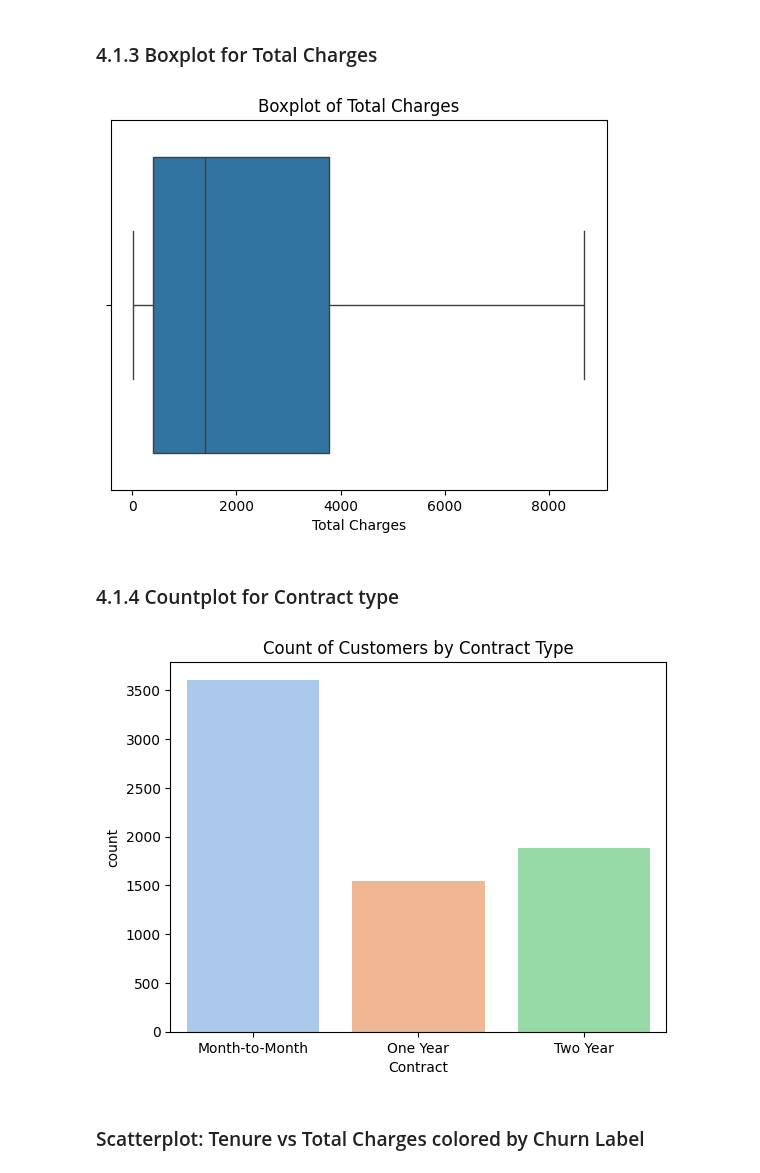
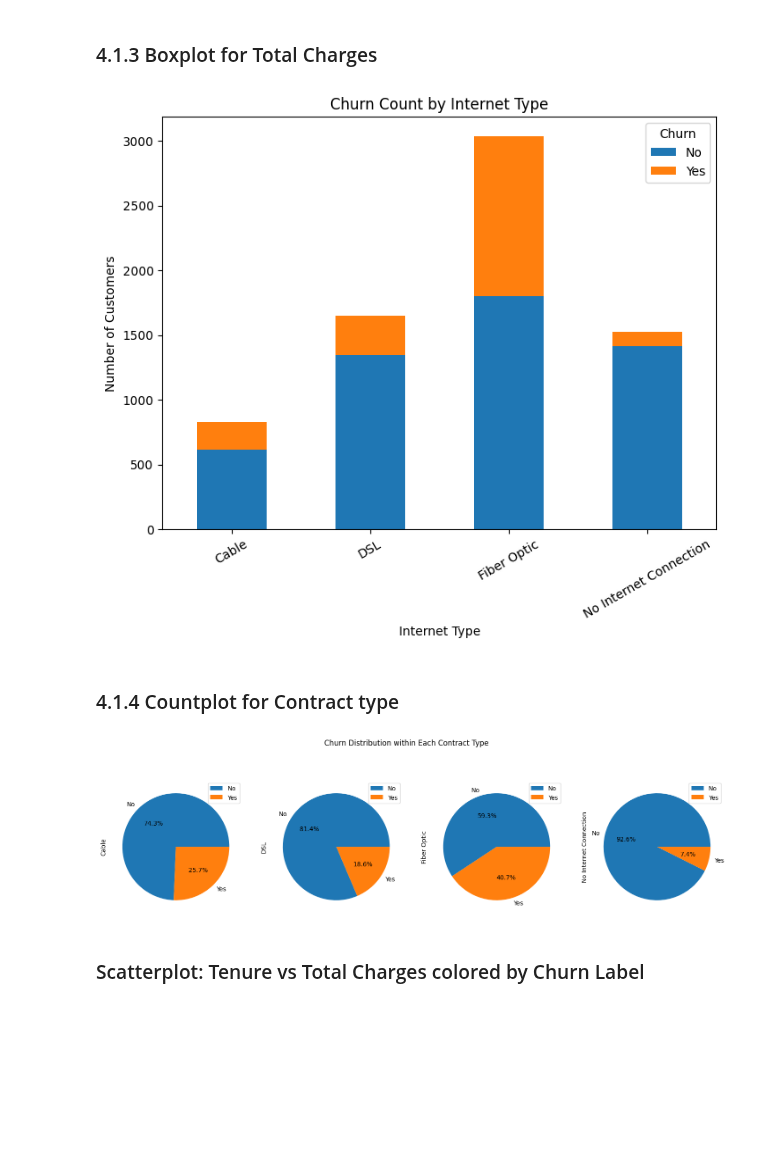
Before and after one commit to Akbarhusain12/churn-project, a Jupyter notebook: notebooks/EDA_Churn_prediction.ipynb, the cells around one changed output. Drawn from its saved outputs; the diff is of its cells as text; code cells hidden in the pictures; blank space fills up the shorter version.

```diff
--- a/notebooks/EDA_Churn_prediction.ipynb
+++ b/notebooks/EDA_Churn_prediction.ipynb
@@ -366,19 +365,25 @@ plt.show()
 # %% [markdown]
 ### 4.1.3 Boxplot for Total Charges
 # %%
-sns.boxplot(x=df['Total Charges'])
-plt.title('Boxplot of Total Charges')
+offer_churn = pd.crosstab(df['Internet Type'], df['Churn Label'])
+
+offer_churn.plot(kind='bar', stacked=True, figsize=(8,6))
+plt.title("Churn Count by Internet Type")
+plt.xlabel("Internet Type")
+plt.ylabel("Number of Customers")
+plt.legend(title="Churn", labels=["No", "Yes"])
+plt.xticks(rotation=30)
 plt.show()
 # %% [output]
-[figure, old version]
+[figure, new version]
 # %% [markdown]
 ### 4.1.4 Countplot for Contract type
 # %%
-sns.countplot(x='Contract', data=df, palette='pastel')
-plt.title('Count of Customers by Contract Type')
+offer_churn.T.plot(kind='pie', subplots=True, figsize=(18,8), autopct="%.1f%%")
+plt.suptitle("Churn Distribution within Each Contract Type", y=0.8)
 plt.show()
 # %% [output]
-[figure, old version]
+[figure, new version]
 # %% [markdown]
 ### Scatterplot: Tenure vs Total Charges colored by Churn Label
 # %%
```
Also changed, not shown: parts of 11 cells of this notebook, 4 other files.
